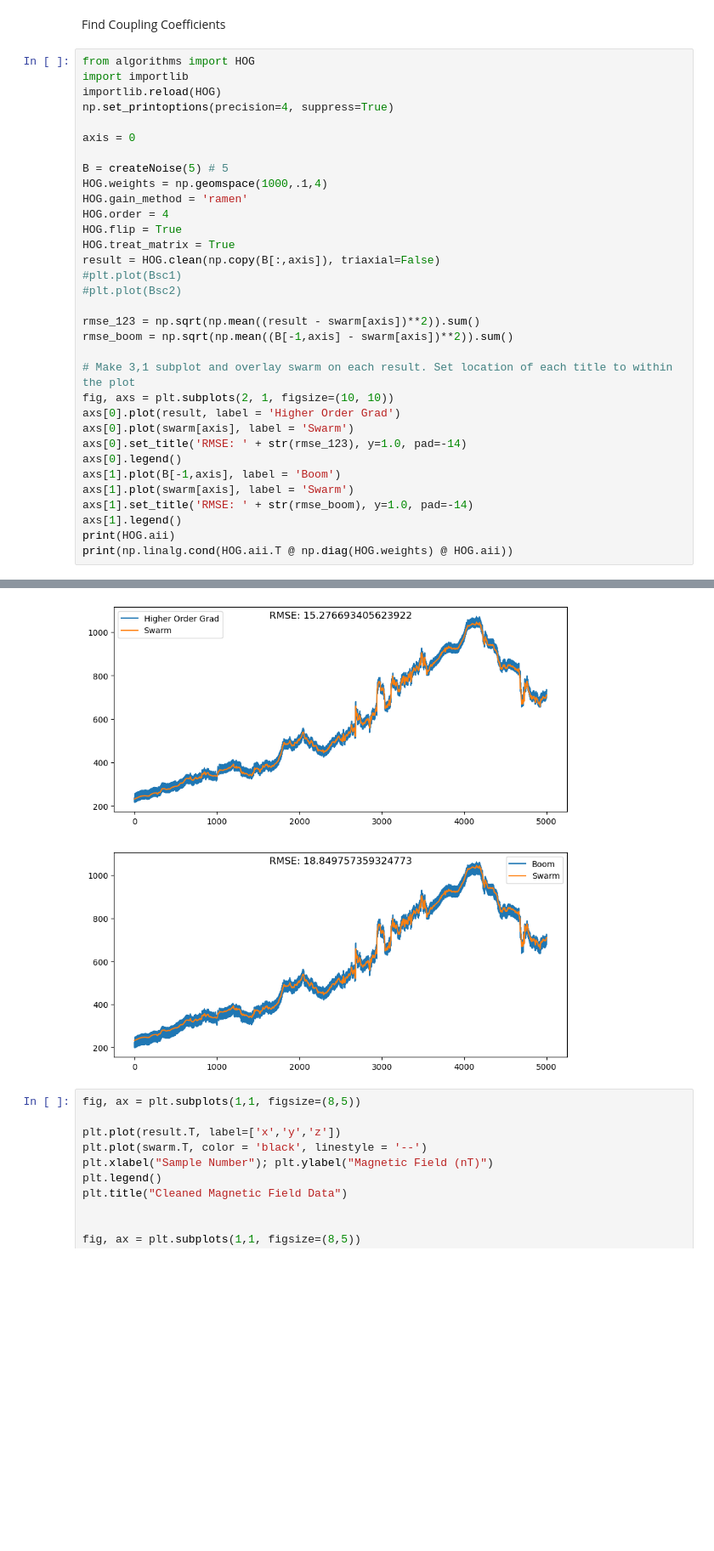
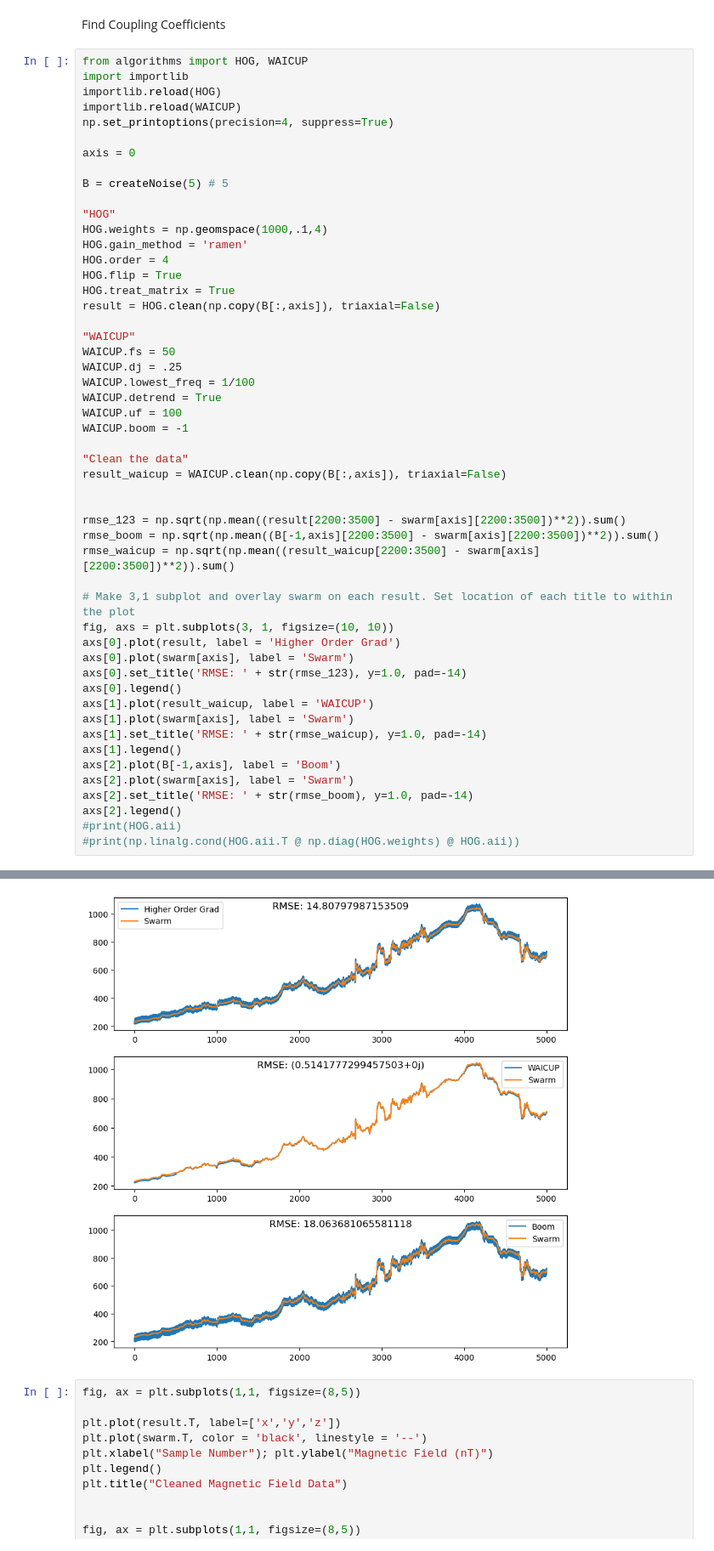
Before and after one commit to aphoffmann/MAGPRIME, a Jupyter notebook: magprime/HOG_test.ipynb, the cells around one changed output, grey strips where cells are left out. Shown: that part at 85% size. Drawn from its saved outputs; the diff is of its cells as text; blank space fills up the shorter version.

Commit message:
Updated WAICUP

```diff
--- a/magprime/HOG_test.ipynb
+++ b/magprime/HOG_test.ipynb
@@ -184,38 +182,56 @@ def createNoise(i):
 # %% [markdown]
 Find Coupling Coefficients
 # %%
-from algorithms import HOG
+from algorithms import HOG, WAICUP
 import importlib
 importlib.reload(HOG)
+importlib.reload(WAICUP)
 np.set_printoptions(precision=4, suppress=True)
 
 axis = 0
 
 B = createNoise(5) # 5
+
+"HOG"
 HOG.weights = np.geomspace(1000,.1,4)
 HOG.gain_method = 'ramen'
 HOG.order = 4
 HOG.flip = True
 HOG.treat_matrix = True
 result = HOG.clean(np.copy(B[:,axis]), triaxial=False)
-#plt.plot(Bsc1)
-#plt.plot(Bsc2)
 
-rmse_123 = np.sqrt(np.mean((result - swarm[axis])**2)).sum()
-rmse_boom = np.sqrt(np.mean((B[-1,axis] - swarm[axis])**2)).sum()
+"WAICUP"
+WAICUP.fs = 50
+WAICUP.dj = .25
+WAICUP.lowest_freq = 1/100
+WAICUP.detrend = True
+WAICUP.uf = 100
+WAICUP.boom = -1
+
+"Clean the data"
+result_waicup = WAICUP.clean(np.copy(B[:,axis]), triaxial=False)
+
+
+rmse_123 = np.sqrt(np.mean((result[2200:3500] - swarm[axis][2200:3500])**2)).sum()
+rmse_boom = np.sqrt(np.mean((B[-1,axis][2200:3500] - swarm[axis][2200:3500])**2)).sum()
+rmse_waicup = np.sqrt(np.mean((result_waicup[2200:3500] - swarm[axis][2200:3500])**2)).sum()
 
 # Make 3,1 subplot and overlay swarm on each result. Set location of each title to within the plot
-fig, axs = plt.subplots(2, 1, figsize=(10, 10))
+fig, axs = plt.subplots(3, 1, figsize=(10, 10))
 axs[0].plot(result, label = 'Higher Order Grad')
 axs[0].plot(swarm[axis], label = 'Swarm')
 axs[0].set_title('RMSE: ' + str(rmse_123), y=1.0, pad=-14)
 axs[0].legend()
-axs[1].plot(B[-1,axis], label = 'Boom')
+axs[1].plot(result_waicup, label = 'WAICUP')
 axs[1].plot(swarm[axis], label = 'Swarm')
-axs[1].set_title('RMSE: ' + str(rmse_boom), y=1.0, pad=-14)
+axs[1].set_title('RMSE: ' + str(rmse_waicup), y=1.0, pad=-14)
 axs[1].legend()
-print(HOG.aii)
-print(np.linalg.cond(HOG.aii.T @ np.diag(HOG.weights) @ HOG.aii))
+axs[2].plot(B[-1,axis], label = 'Boom')
+axs[2].plot(swarm[axis], label = 'Swarm')
+axs[2].set_title('RMSE: ' + str(rmse_boom), y=1.0, pad=-14)
+axs[2].legend()
+#print(HOG.aii)
+#print(np.linalg.cond(HOG.aii.T @ np.diag(HOG.weights) @ HOG.aii))
 # %% [output]
 [[    1.     -1026.5382    12.2297 -2131.5046   -10.9861]
  [    1.      -180.1353     7.4331  -198.2646    -4.895 ]
@@ -229,4 +247,4 @@ print(np.linalg.cond(HOG.aii.T @ np.diag(HOG.weights) @ HOG.aii))
-[figure, old version]
+[figure, new version]
 # %%
 fig, ax = plt.subplots(1,1, figsize=(8,5))
 
```
Also changed, not shown: parts of 2 cells of this notebook, 1 other file.
